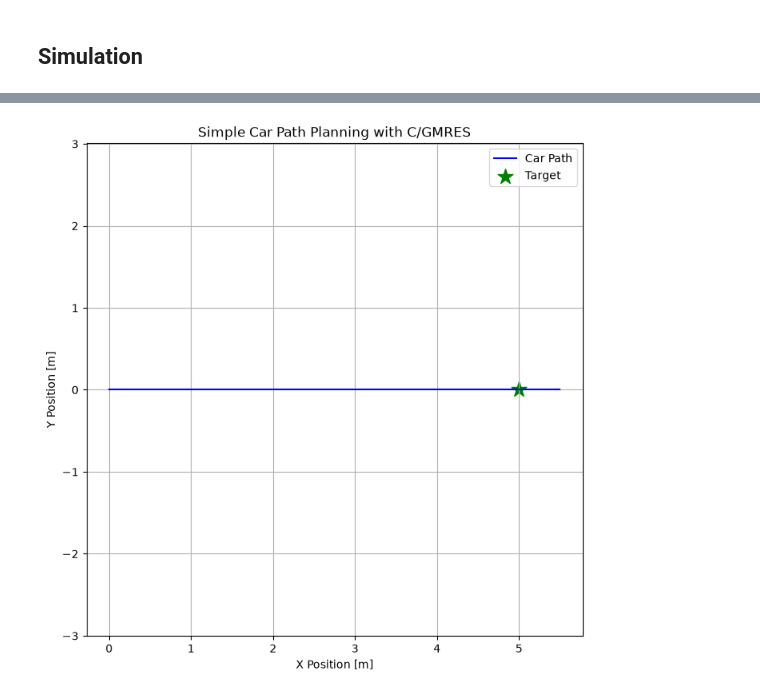
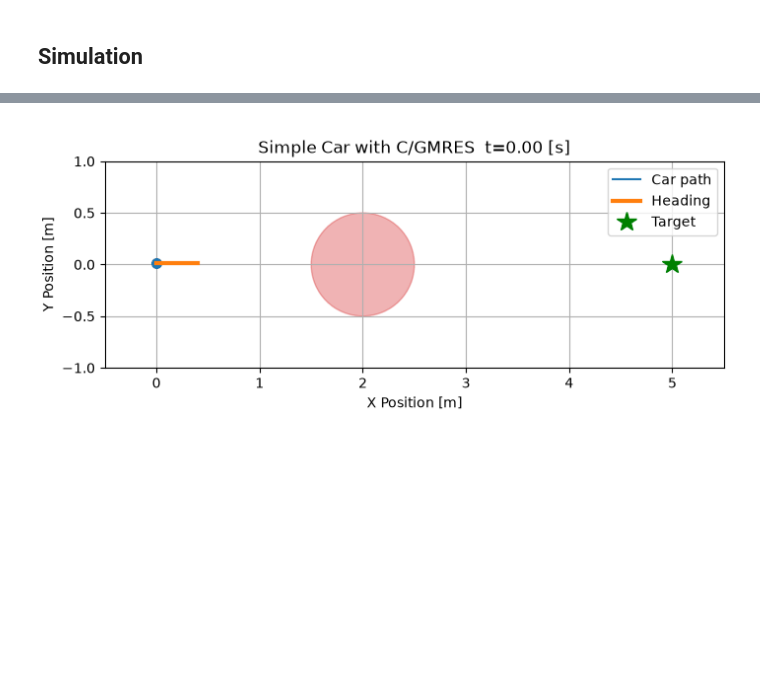
Before and after one commit to hideto008/learning_C-GMRES, a Jupyter notebook: Application/SimpleCar.ipynb, the cells around one changed output, grey strips where cells are left out. Drawn from its saved outputs; the diff is of its cells as text; code cells hidden in the pictures; blank space fills up the shorter version.

```diff
--- a/Application/SimpleCar.ipynb
+++ b/Application/SimpleCar.ipynb
@@ -1352,23 +1599,25 @@ def show_state_in_time(states, params: CarParams):
 # %%
 param1 = CarParams(
     obstacles=np.array([
-        [2.0, 1.0, 0.5, 0],
+        [2.0, 0.0, 0.5, 0.1],
         [4.0, 2.0, 0.8, 0]],
          dtype=np.float64),
-    target=np.array([0.0, 0.01, 5.0], dtype=np.float64)
+    target=np.array([np.radians(0.0), 5.0, 0.0], dtype=np.float64)
 )
 
 param1.m = 1
 param1.I = 0.1
+param1.Tf = 2.0
 param1.zeta = 30
-param1.input_weights = np.array([100.0, 100.0], dtype=np.float64)
-param1.barrier_weights = np.array([100.0, 100.0], dtype=np.float64)
+param1.dt = 0.01
+param1.input_weights = np.array([10.0, 10.0], dtype=np.float64)
+param1.barrier_weights = np.array([10.0, 10.0], dtype=np.float64)
 param1.input_limits = np.array([100.0, 100.0], dtype=np.float64)
-param1.q_running = np.array([1.0, 1.0, 5.0, 1.0, 1.0], dtype=np.float64)
-param1.q_terminal = np.array([1.0, 1.0, 1.0, 2.0, 2.0], dtype=np.float64)
+param1.q_running = np.array([0.1, 0.1, 0.1, 5.0, 5.0], dtype=np.float64)
+param1.q_terminal = np.array([1.0, 1.0, 1.0, 4.0, 4.0], dtype=np.float64)
 
 
-ret = calc_simulation(param1, X0=np.array([0.0, 0.0, 0.0, 0.0, 0.0]), total_time=15.0)
+ret = calc_simulation(param1, X0=np.array([0.0, 0.0, 0.0, 0.0, 0.01]), total_time=30.0)
 show_result_in_map(ret, param1)
 show_state_in_time(ret, param1)
 # %% [output]
@@ -1376,4 +1629,15 @@ ValueError: Next input exceeds limits @ 1.10s: max|u|=38.752 at n=9, max|tau|=23
 # %%
-show_result_in_map(ret, param1)
+animation = create_car_animation(
+    ret,
+    param1,
+    frame_step=20,
+    interval_ms=100,
+    gif_path="simple_car.gif",
+)
+
+plt.close(animation._fig)
+from IPython.display import Image, display
+
+display(Image(filename="simple_car.gif"))
 # %% [output]
-[figure, old version]
+[figure, new version]
```
Also changed, not shown: parts of 3 cells of this notebook, 2 other files.
